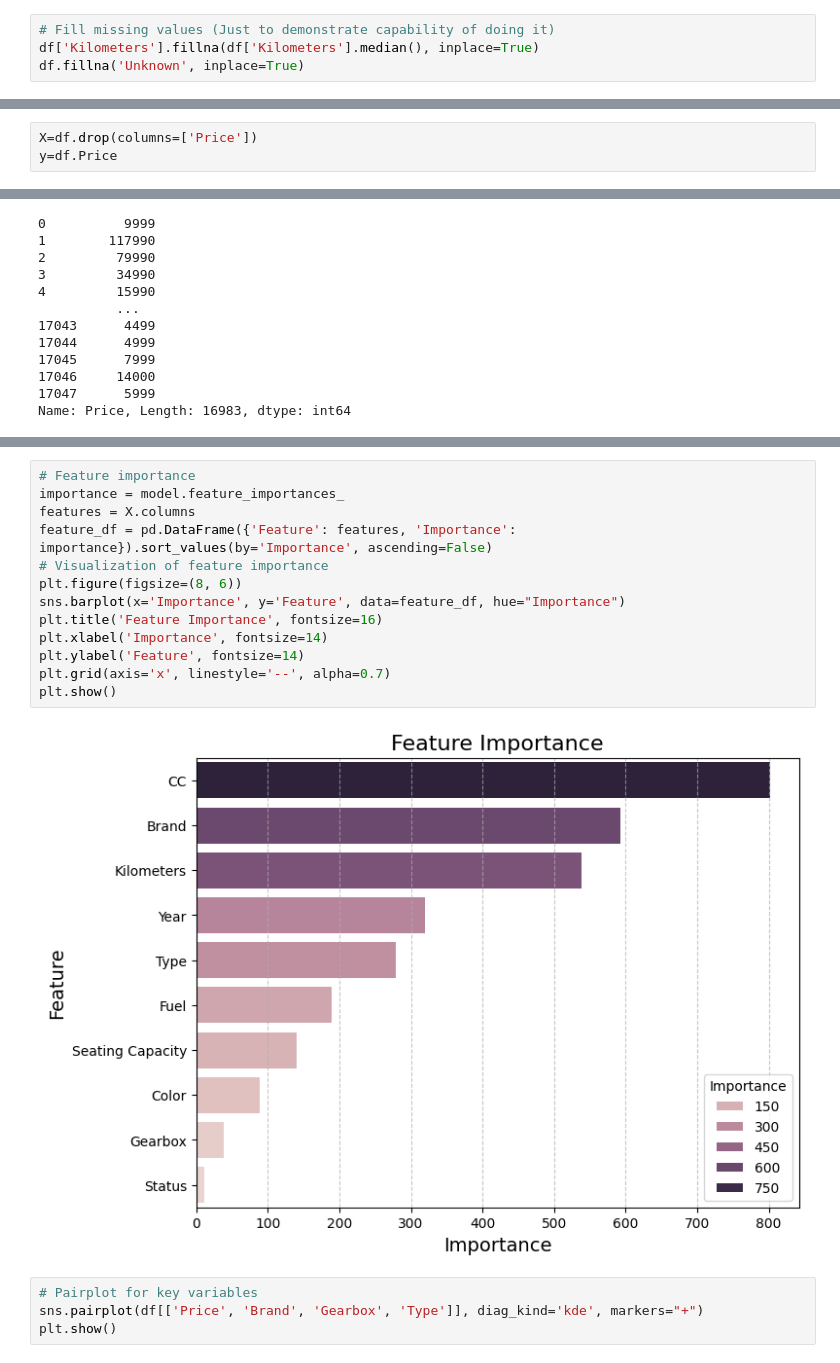
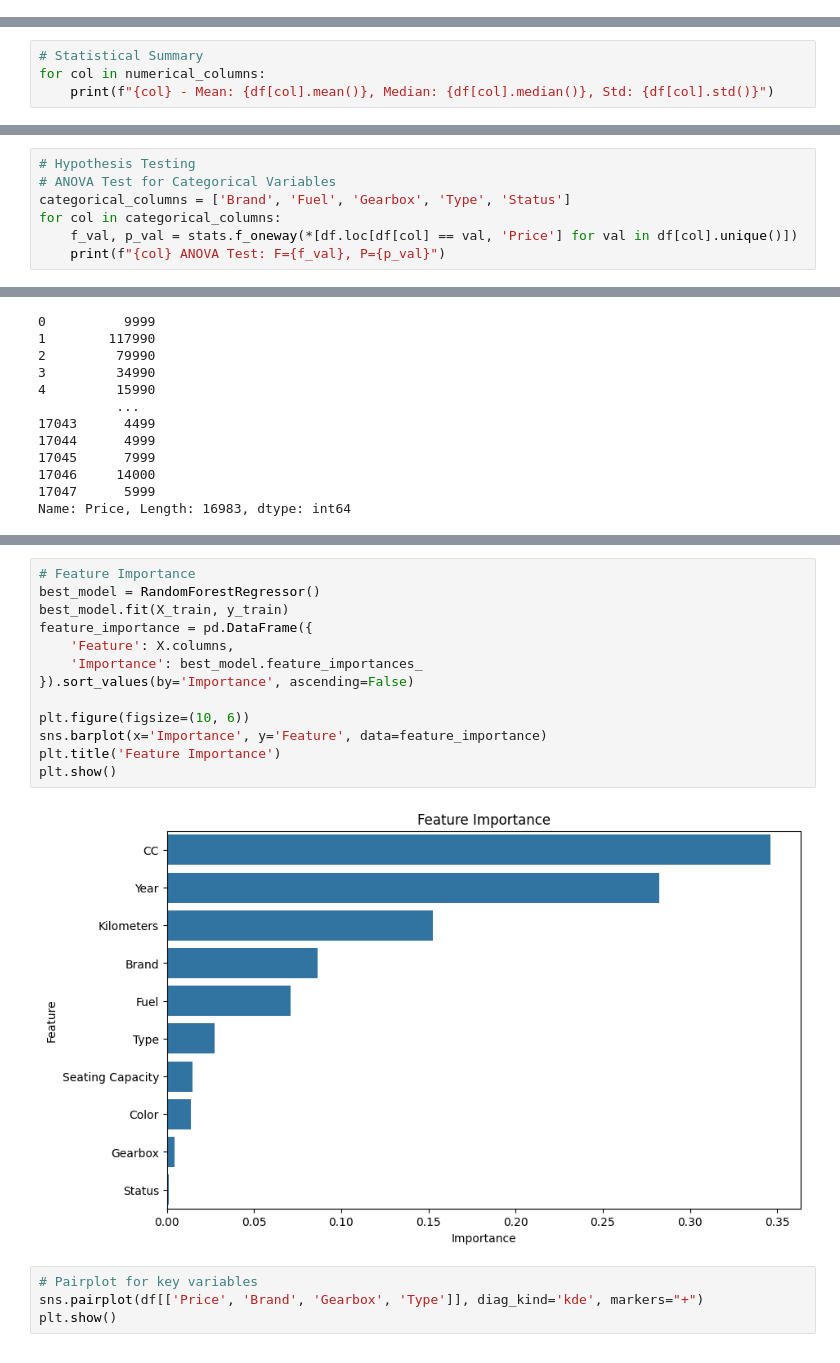
Before and after one commit to LuisMerc4do/DataSciencePractice, a Jupyter notebook: Assesment 3/Assesment3.ipynb, the cells around one changed output, grey strips where cells are left out. Saved outputs shown, nothing was run; the diff lists cells and outputs as text.

```diff
--- a/Assesment 3/Assesment3.ipynb
+++ b/Assesment 3/Assesment3.ipynb
@@ -150,7 +158,3 @@ plt.grid(axis='y', linestyle='--', alpha=0.7)
 plt.show()
 # %% [output]
 [figure]
-# %%
-# Fill missing values (Just to demonstrate capability of doing it)
-df['Kilometers'].fillna(df['Kilometers'].median(), inplace=True)
-df.fillna('Unknown', inplace=True)
@@ -280,3 +262,7 @@ plt.xlabel('Status type')
 plt.show()
 # %% [output]
 [figure]
+# %%
+# Statistical Summary
+for col in numerical_columns:
+    print(f"{col} - Mean: {df[col].mean()}, Median: {df[col].median()}, Std: {df[col].std()}")
@@ -309,3 +301,10 @@ sns.heatmap(df.corr(numeric_only=True), annot=True, fmt='.1f', linewidths=1)
 plt.show()
 # %% [output]
 [figure]
+# %%
+# Hypothesis Testing
+# ANOVA Test for Categorical Variables
+categorical_columns = ['Brand', 'Fuel', 'Gearbox', 'Type', 'Status']
+for col in categorical_columns:
+    f_val, p_val = stats.f_oneway(*[df.loc[df[col] == val, 'Price'] for val in df[col].unique()])
+    print(f"{col} ANOVA Test: F={f_val}, P={p_val}")
@@ -333,9 +339,6 @@ df[numerical_columns] = scaler.fit_transform(df[numerical_columns])
 # Split Data
 X=df.drop(columns=['Price'])
 y=df.Price
-# %%
-X=df.drop(columns=['Price'])
-y=df.Price
 # %%
 X
 # %% [output]
@@ -434,20 +440,20 @@ results_df
 | 12 | CatBoostRegressor | 9.553721e+01 | 8.482932e+01 | 1.734680e+08 |
 | 13 | LGBMRegressor | 9.147760e+01 | 7.960988e+01 | 2.331493e+08 |
 # %%
-# Feature importance
-importance = model.feature_importances_
-features = X.columns
-feature_df = pd.DataFrame({'Feature': features, 'Importance': importance}).sort_values(by='Importance', ascending=False)
-# Visualization of feature importance
-plt.figure(figsize=(8, 6))
-sns.barplot(x='Importance', y='Feature', data=feature_df, hue="Importance")
-plt.title('Feature Importance', fontsize=16)
-plt.xlabel('Importance', fontsize=14)
-plt.ylabel('Feature', fontsize=14)
-plt.grid(axis='x', linestyle='--', alpha=0.7)
+# Feature Importance
+best_model = RandomForestRegressor()
+best_model.fit(X_train, y_train)
+feature_importance = pd.DataFrame({
+    'Feature': X.columns,
+    'Importance': best_model.feature_importances_
+}).sort_values(by='Importance', ascending=False)
+
+plt.figure(figsize=(10, 6))
+sns.barplot(x='Importance', y='Feature', data=feature_importance)
+plt.title('Feature Importance')
 plt.show()
 # %% [output]
-[figure, old version]
+[figure, new version]
 # %%
 # Pairplot for key variables
 sns.pairplot(df[['Price', 'Brand', 'Gearbox', 'Type']], diag_kind='kde', markers="+")
```
Also changed, not shown: parts of 16 cells of this notebook, 3 other files.
